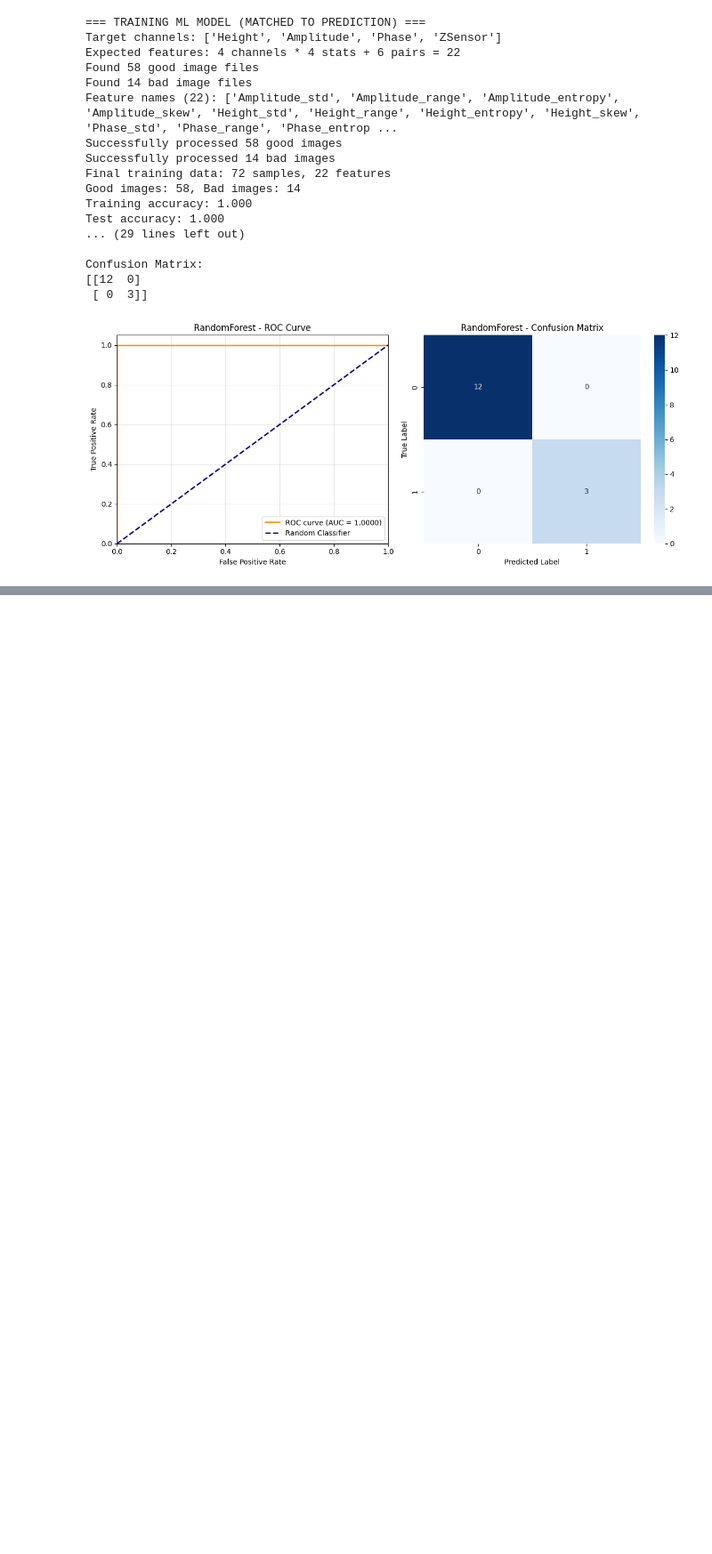
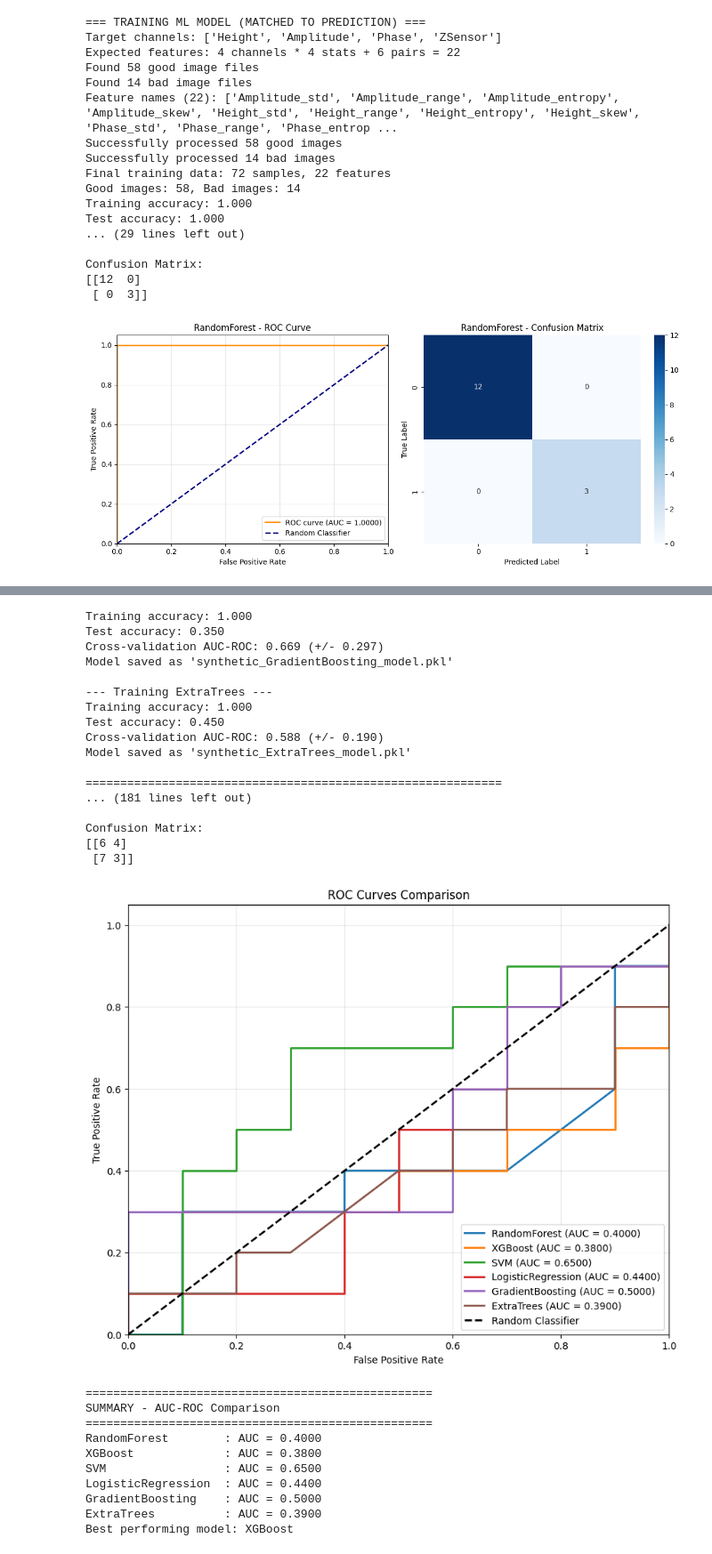
Before and after one commit to colinedsall/ofdspm, a Jupyter notebook: benchmark.ipynb, the cells around one changed output, grey strips where cells are left out. Shown at 89% size. Saved outputs shown, nothing was run; the diff lists cells and outputs as text; code cells hidden in the pictures; blank space fills up the shorter version.

```diff
--- a/benchmark.ipynb
+++ b/benchmark.ipynb
@@ -341,0 +1041,17 @@ Confusion Matrix:
+# %%
+# Train all models
+results = train_and_generate_multiple_models(num_good_images=50, num_bad_images=50, models_to_train='all')
+
+# # Train specific models
+# results = train_and_generate_multiple_models(num_good_images=50, num_bad_images=50, models_to_train=['RandomForest', 'XGBoost'])
+
+# # Train only tree-based models
+# results = train_and_generate_multiple_models(num_good_images=75, num_bad_images=75, models_to_train=['RandomForest', 'XGBoost', 'GradientBoosting', 'ExtraTrees'])
+
+auc_results = benchmark_multiple_models(
+    results['models'],     # Dictionary of all trained models
+    results['X_test'],     # Test features
+    results['y_test'],     # Test labels
+    plot_comparison=True   # Creates comparison ROC plot
+)
+# %% [output]
@@ -341,0 +1111,28 @@ Confusion Matrix:
+Training accuracy: 1.000
+Test accuracy: 0.350
+Cross-validation AUC-ROC: 0.669 (+/- 0.297)
+Model saved as 'synthetic_GradientBoosting_model.pkl'
+
+--- Training ExtraTrees ---
+Training accuracy: 1.000
+Test accuracy: 0.450
+Cross-validation AUC-ROC: 0.588 (+/- 0.190)
+Model saved as 'synthetic_ExtraTrees_model.pkl'
+
+============================================================
+... (181 lines left out)
+
+Confusion Matrix:
+[[6 4]
+ [7 3]]
+[figure, added]
+==================================================
+SUMMARY - AUC-ROC Comparison
+==================================================
+RandomForest        : AUC = 0.4000
+XGBoost             : AUC = 0.3800
+SVM                 : AUC = 0.6500
+LogisticRegression  : AUC = 0.4400
+GradientBoosting    : AUC = 0.5000
+ExtraTrees          : AUC = 0.3900
+Best performing model: XGBoost
```
Also changed, not shown: parts of 7 cells of this notebook, 13 other files.
